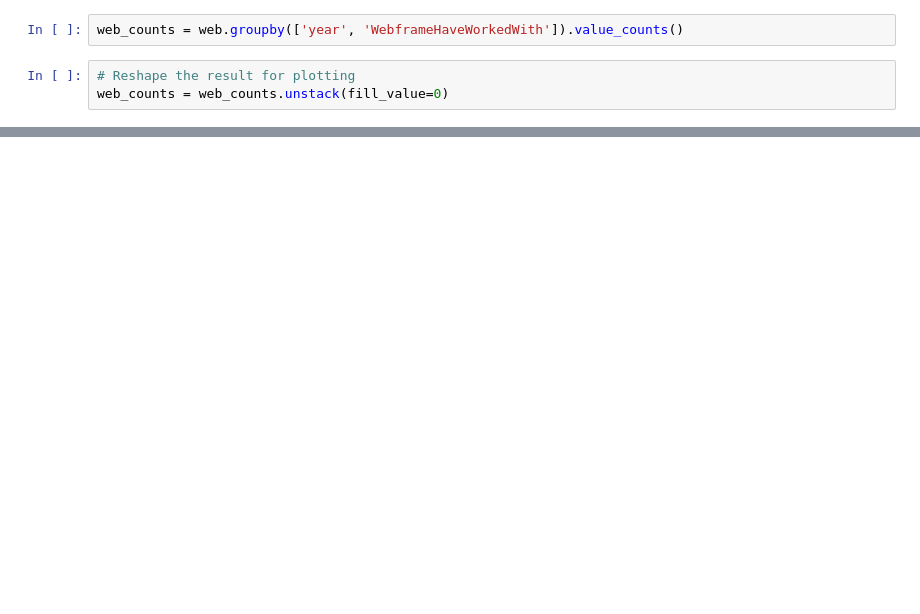
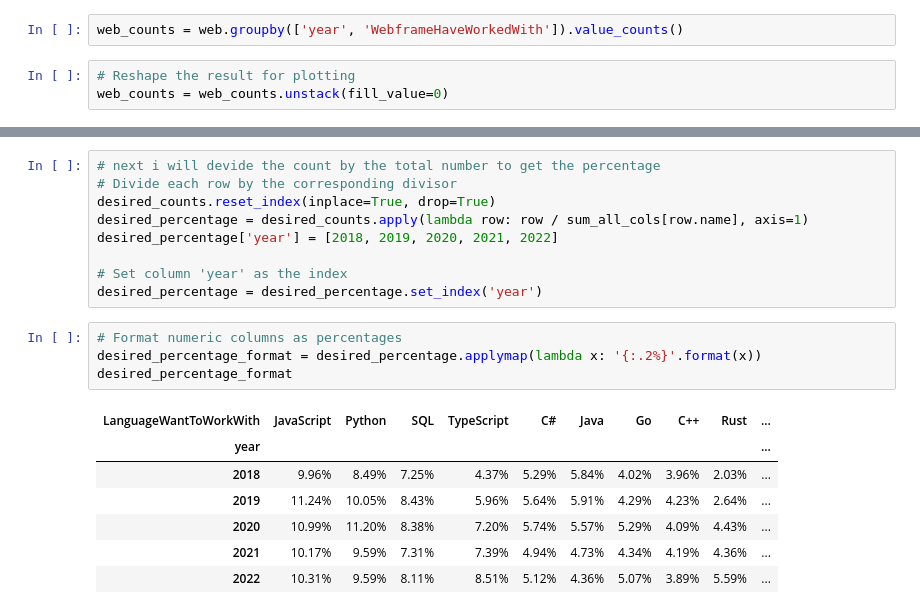
Before and after one commit to renshou753/uda_data_science_blog, a Jupyter notebook: data science blog.ipynb, the cells around one changed output, grey strips where cells are left out. Cells and saved outputs as stored; diff of their text form; blank space fills up the shorter version.

```diff
--- a/data science blog.ipynb
+++ b/data science blog.ipynb
@@ -219,0 +446,21 @@ plt.show()
+# %%
+# next i will devide the count by the total number to get the percentage
+# Divide each row by the corresponding divisor
+desired_counts.reset_index(inplace=True, drop=True)
+desired_percentage = desired_counts.apply(lambda row: row / sum_all_cols[row.name], axis=1)
+desired_percentage['year'] = [2018, 2019, 2020, 2021, 2022]
+
+# Set column 'year' as the index
+desired_percentage = desired_percentage.set_index('year')
+# %%
+# Format numeric columns as percentages
+desired_percentage_format = desired_percentage.applymap(lambda x: '{:.2%}'.format(x))
+desired_percentage_format
+# %% [output]
+| LanguageWantToWorkWith | JavaScript | Python | SQL | TypeScript | C# | Java | Go | C++ | Rust | ... |
+| year |  |  |  |  |  |  |  |  |  | ... |
+| 2018 | 9.96% | 8.49% | 7.25% | 4.37% | 5.29% | 5.84% | 4.02% | 3.96% | 2.03% | ... |
+| 2019 | 11.24% | 10.05% | 8.43% | 5.96% | 5.64% | 5.91% | 4.29% | 4.23% | 2.64% | ... |
+| 2020 | 10.99% | 11.20% | 8.38% | 7.20% | 5.74% | 5.57% | 5.29% | 4.09% | 4.43% | ... |
+| 2021 | 10.17% | 9.59% | 7.31% | 7.39% | 4.94% | 4.73% | 4.34% | 4.19% | 4.36% | ... |
+| 2022 | 10.31% | 9.59% | 8.11% | 8.51% | 5.12% | 4.36% | 5.07% | 3.89% | 5.59% | ... |
```
Also changed, not shown: parts of 60 cells of this notebook, 1 other file.
